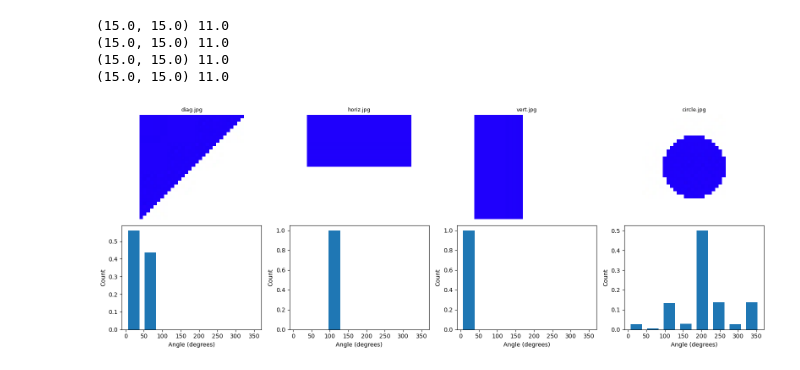
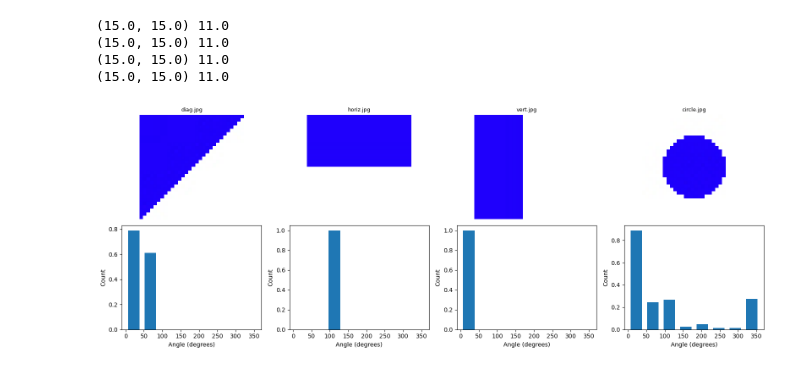
Before and after one commit to YassmineNefz/Maschinelles-Sehen, a Jupyter notebook: Aufgabe 2/MS_Labor2.ipynb, the cells around one changed output. Saved outputs shown, nothing was run; the diff lists cells and outputs as text; code cells hidden in the pictures.

```diff
--- a/Aufgabe 2/MS_Labor2.ipynb
+++ b/Aufgabe 2/MS_Labor2.ipynb
@@ -126,89 +124,94 @@ def plot_histogram(ax, hist, bins):
     width = 0.7 * (bins[1] - bins[0])
     center = (bins[:-1] + bins[1:]) / 2
     ax.bar(center, hist, align='center', width=width)
-    ax.set_xlim(-10, 370)           # <-- 360
-    ax.set_xticks([0, 50, 100, 150, 200, 250, 300, 350])  # <-- sinnvolle Ticks
+    ax.set_xlim(-10, 370)
+    ax.set_xticks([0, 50, 100, 150, 200, 250, 300, 350])
     ax.set_xlabel('Angle (degrees)')
     ax.set_ylabel('Count')
 
 def compute_simple_hog(imgcolor, keypoints, axes_img, axes_hist):
     # convert color to gray image and extract feature in gray
     img = cv2.cvtColor(imgcolor, cv2.COLOR_BGR2GRAY)
+    img = np.float32(img)
 
     # compute x and y gradients (sobel kernel size 5)
-    grad_x = cv2.Sobel(img, cv2.CV_64F, 1, 0, ksize=5)
-    grad_y = cv2.Sobel(img, cv2.CV_64F, 0, 1, ksize=5)
+    grad_x = cv2.Sobel(img, cv2.CV_32F, 1, 0, ksize=5)
+    grad_y = cv2.Sobel(img, cv2.CV_32F, 0, 1, ksize=5)
 
     # compute magnitude and angle of the gradients
     magnitude = cv2.magnitude(grad_x, grad_y)
     angle = cv2.phase(grad_x, grad_y, angleInDegrees=True)
 
+    angle = np.mod(angle, 360)
+
     # go through all keypoints and compute feature vector
     descr = np.zeros((len(keypoints), 8), np.float32)
-    count = 0
-    for kp in keypoints:
+
+    for count, kp in enumerate(keypoints):
+
         # print kp.pt, kp.size
         print(kp.pt, kp.size)
 
         # extract angle in keypoint sub window
-        angle_window = angle[int(kp.pt[1] - kp.size/2):int(kp.pt[1] + kp.size/2),
-                             int(kp.pt[0] - kp.size/2):int(kp.pt[0] + kp.size/2)]
+        half = kp.size // 2
+        r0 = max(int(round(kp.pt[1] - half)), 0)
+        r1 = min(int(round(kp.pt[1] + half + 1)), img.shape[0])
+        c0 = max(int(round(kp.pt[0] - half)), 0)
+        c1 = min(int(round(kp.pt[0] + half + 1)), img.shape[1])
 
-        # extract gradient magnitude in keypoint subwindow
-        magnitude_window = magnitude[int(kp.pt[1] - kp.size/2):int(kp.pt[1] + kp.size/2),
-                                     int(kp.pt[0] - kp.size/2):int(kp.pt[0] + kp.size/2)]
+        angle_window     = angle[r0:r1, c0:c1]
+        magnitude_window = magnitude[r0:r1, c0:c1]
 
-        mag_norm = magnitude_window / (magnitude_window.max() + 1e-8)
+
+        valid_angles = angle_window[magnitude_window > 0]
+        valid_magnitudes = magnitude_window[magnitude_window > 0]
 
         # create histogram of angle in subwindow BUT only where magnitude of gradients is non zero!
-        hist, bins = np.histogram(angle_window, bins=8, range=(0, 360), weights=mag_norm)
+        hist, bins = np.histogram(valid_angles, bins=8, range=(0, 360), weights=valid_magnitudes)
 
-        # normalize
-        if hist.sum() > 0:
-            hist = hist / hist.sum()
+        hist = hist.astype(np.float32)
+
+        # normalize histogram
+        if np.linalg.norm(hist) > 0:
+            hist = hist / np.linalg.norm(hist)
 
         plot_histogram(axes_hist, hist, bins)
         descr[count] = hist
-        count += 1
 
-    # show image in top row
     axes_img.imshow(cv2.cvtColor(imgcolor, cv2.COLOR_BGR2RGB))
     axes_img.axis('off')
 
     return descr
 
-
-# in our example we only have a single keypoint
-keypoints = [cv2.KeyPoint(15, 15, 11)]
 images = ['./images/hog_test/diag.jpg',
           './images/hog_test/horiz.jpg',
           './images/hog_test/vert.jpg',
           './images/hog_test/circle.jpg']
 
 # one figure with 2 rows x N columns
 fig, axes = plt.subplots(2, len(images), figsize=(16, 6))
 
 for i, img_path in enumerate(images):
     test = cv2.imread(img_path)
     if test is None:
         continue
 
     # Keypoint in der Bildmitte berechnen
     h, w = test.shape[:2]
-    keypoints = [cv2.KeyPoint(w // 2, h // 2, 11)]  # <-- Bildmitte!
+    keypoints = [cv2.KeyPoint(w / 2.0, h / 2.0, 11)]
 
     descriptor = compute_simple_hog(test, keypoints, axes[0, i], axes[1, i])
     axes[0, i].set_title(img_path.split('/')[-1], fontsize=9)
 
 plt.tight_layout()
 plt.savefig("hog_result.png", dpi=150)
 plt.show()
 # %% [output]
 (15.0, 15.0) 11.0
 (15.0, 15.0) 11.0
 (15.0, 15.0) 11.0
 (15.0, 15.0) 11.0
-[figure, old version]
+[figure, new version]
 # %%
 import os
 import cv2
```
Also changed, not shown: parts of 2 cells of this notebook.
